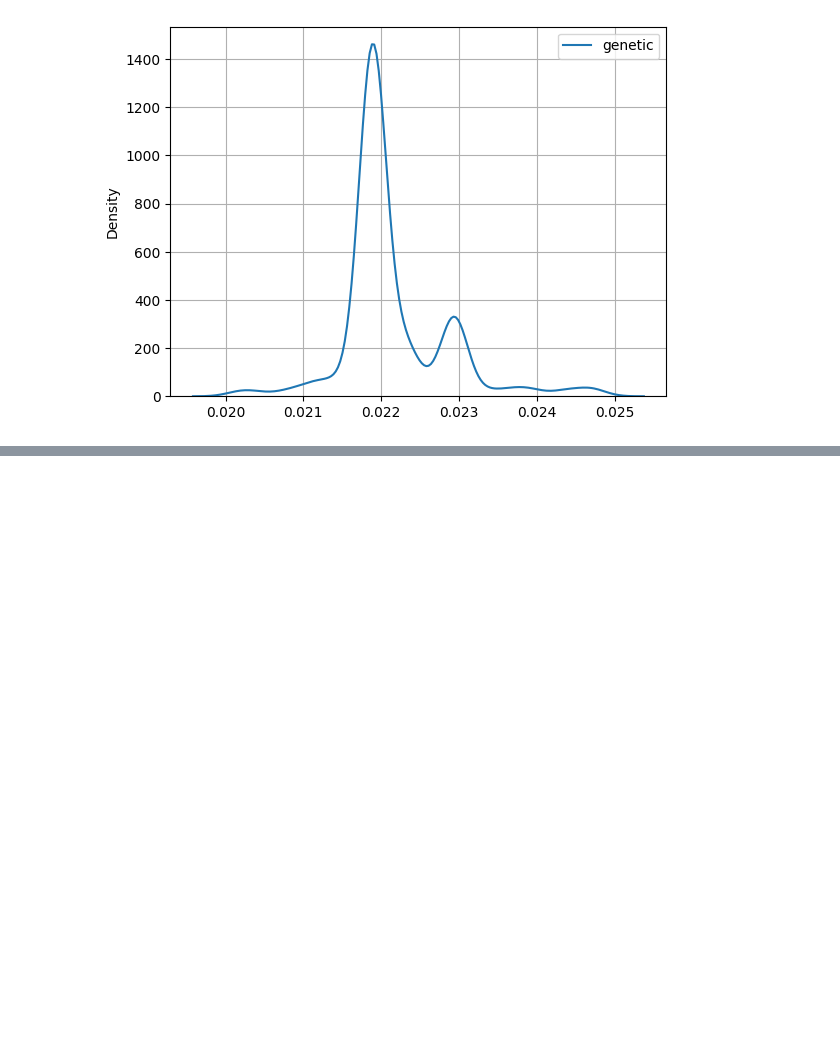
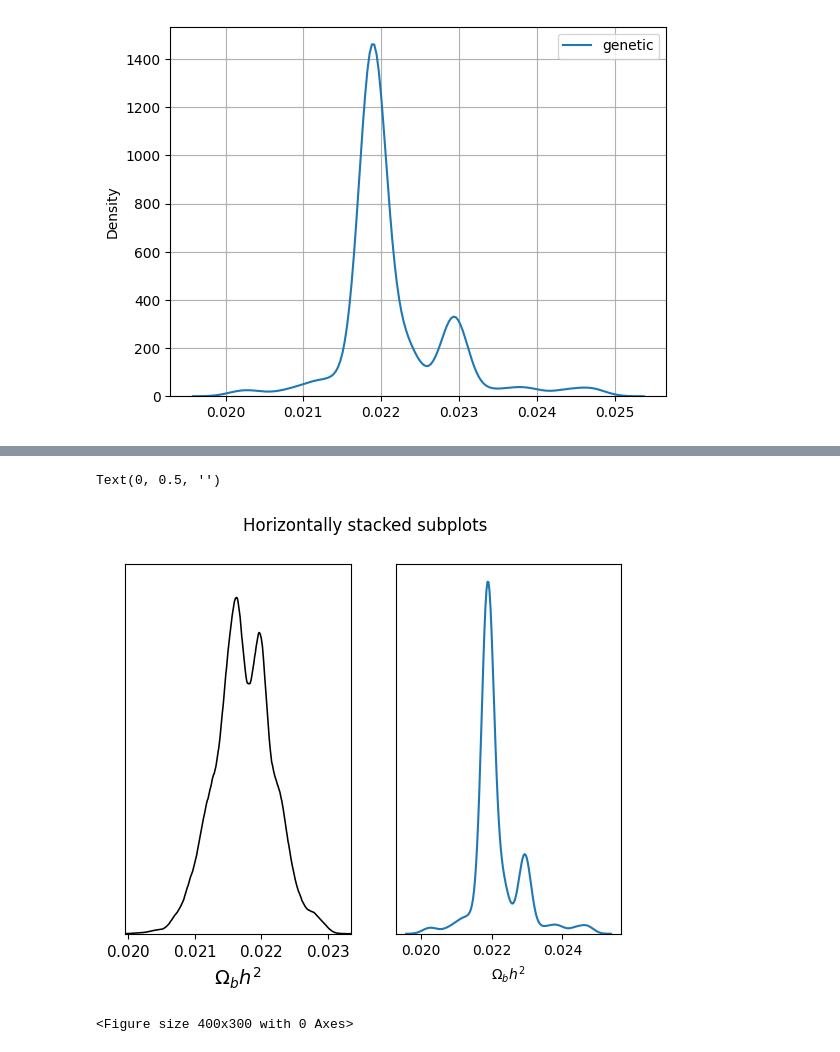
Before and after one commit to igomezv/cosmo_tools, a Jupyter notebook: models/genetic_paper/plots.ipynb, the cells around one changed output, grey strips where cells are left out. Drawn from its saved outputs; the diff is of its cells as text; code cells hidden in the pictures; blank space fills up the shorter version.

Commit message:
update genetic notebook

```diff
--- a/models/genetic_paper/plots.ipynb
+++ b/models/genetic_paper/plots.ipynb
@@ -704,0 +701,25 @@ g.plot_1d(dir_name+root_graduatedBAOHD_nested, 'Obh2')
+# %%
+fig, (ax1, ax2) = plt.subplots(1, 2)
+fig.suptitle('Horizontally stacked subplots')
+g = plots.get_single_plotter(width_inch=4,
+                             analysis_settings={'smooth_scale_1D': 0.2, 'ignore_rows': 0.1})
+
+g.plot_1d(dir_name+root_graduatedBAOHD_nested, 'Obh2', ax=ax1)
+
+# df1 = pd.DataFrame(data1[:,3]).plot(kind='density', ax= ax)
+
+# pd.DataFrame(data2[:,3]).plot(kind='density', ax= ax, label='genetic')
+
+# kdeplot = sns.histplot(data2[:,3], label='genetic', stat='density')
+kdeplot = sns.kdeplot(data2[:,3], label='genetic', ax=ax2)
+
+ax2.set_xlabel('$\Omega_bh^2$')
+ax2.set_yticks([])
+ax2.set_ylabel('')
+
+# ax1.grid()
+# ax2.grid()
+# %% [output]
+Text(0, 0.5, '')
+[figure, added]
+<Figure size 400x300 with 0 Axes>
```
Also changed, not shown: parts of 2 cells of this notebook.
